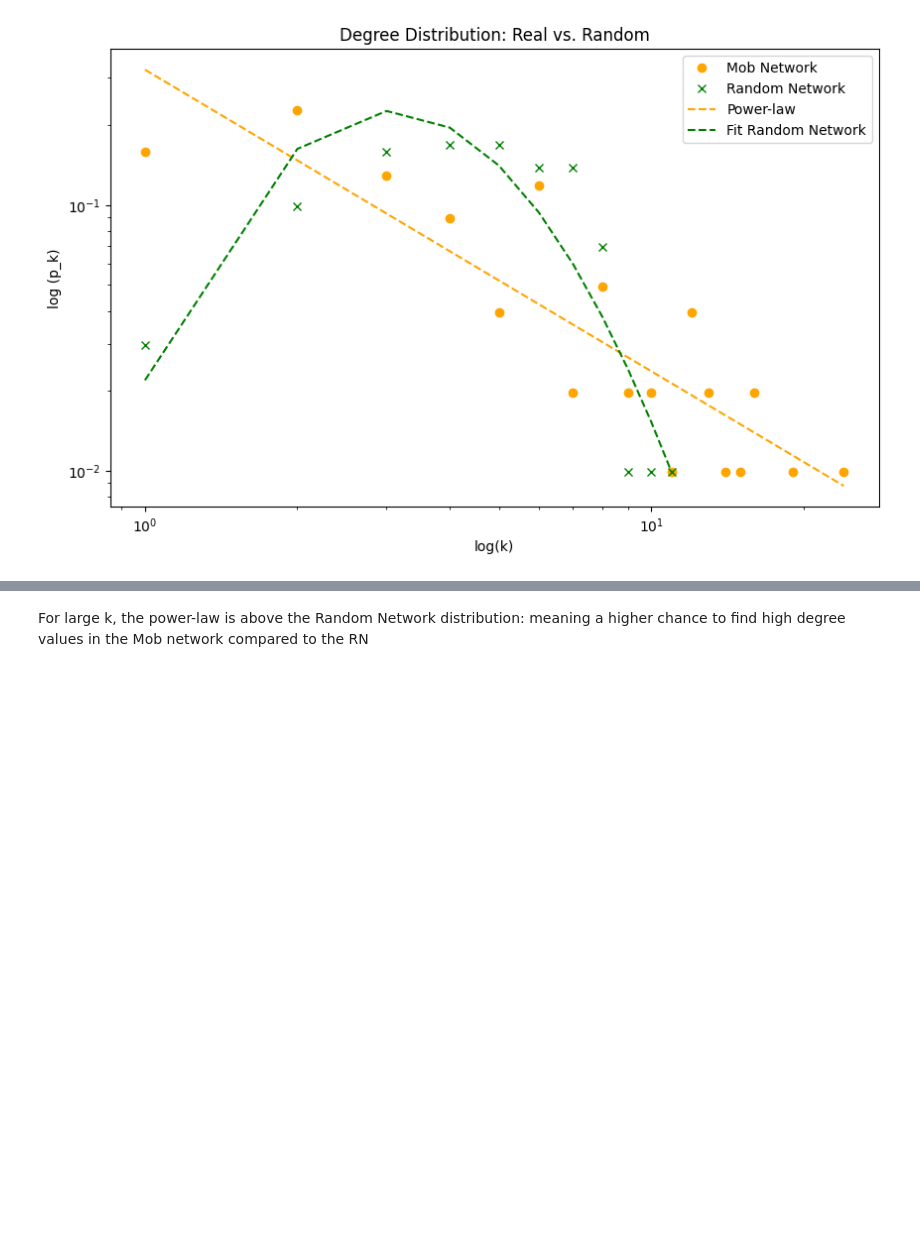
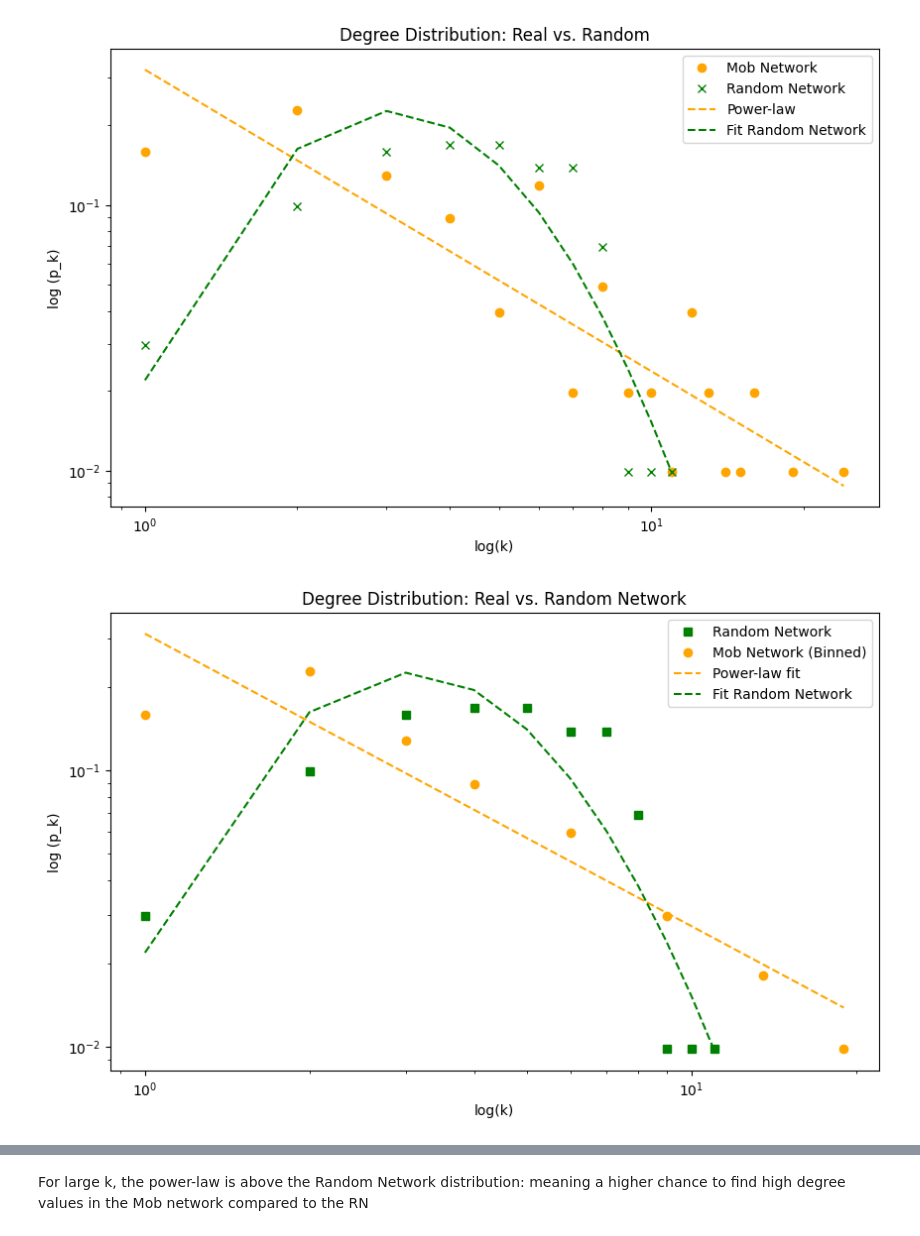
Before and after one commit to Enri98/mafia-network, a Jupyter notebook: project.ipynb, the cells around one changed output, grey strips where cells are left out. Saved outputs shown, nothing was run; the diff lists cells and outputs as text; code cells hidden in the pictures; blank space fills up the shorter version.

```diff
--- a/project.ipynb
+++ b/project.ipynb
@@ -419,3 +419,73 @@ plt.title('Degree Distribution: Real vs. Random')
 plt.show()
 # %% [output]
 [figure]
+# %%
+# log binning plot
+
+# Convert degree distribution to arrays for easier manipulation
+degrees_u = np.array(list(degree_distribution_u.keys()))
+freqs_u = np.array(list(degree_distribution_u.values()))
+
+# Define the number of bins
+num_bins = 9
+bins = np.logspace(np.log10(degrees_u.min()), np.log10(degrees_u.max()), num_bins)
+
+# Initialize lists to hold binned degrees and frequencies
+binned_degrees = []
+binned_freqs = []
+
+# Perform logarithmic binning
+for i in range(len(bins) - 1):
+    bin_mask = (degrees_u >= bins[i]) & (degrees_u < bins[i + 1])
+    if bin_mask.sum() > 0:
+        binned_degrees.append(np.mean(degrees_u[bin_mask]))
+        binned_freqs.append(np.mean(freqs_u[bin_mask]))
+
+# Convert to numpy arrays for easier manipulation
+binned_degrees = np.array(binned_degrees)
+binned_freqs = np.array(binned_freqs)
+
+# Convert binned degree distribution to log-log scale
+log_binned_degrees = np.log(binned_degrees)
+log_binned_freqs = np.log(binned_freqs)
+
+# Fit a line to the log-log data for the binned real network
+slope_u, intercept_u, r_value_u, p_value_u, std_err_u = linregress(log_binned_degrees, log_binned_freqs)
+fit_line_u = slope_u * log_binned_degrees + intercept_u
+
+# Plotting
+plt.figure(figsize=(10,6))
+
+plt.loglog(degree_distribution_rn.keys(),
+           degree_distribution_rn.values(),
+           's',
+           color='green',
+           label='Random Network')
+
+# Binned degree distribution plot
+plt.loglog(binned_degrees,
+           binned_freqs,
+           'o',
+           color='orange',
+           label='Mob Network (Binned)')
+
+# Fit line plot for binned data
+plt.plot(np.exp(log_binned_degrees),
+         np.exp(fit_line_u),
+         '--',
+         color='orange',
+         label='Power-law fit')
+
+plt.plot(np.exp(log_degrees_rn),
+         np.exp(poly_fit_rn(log_degrees_rn)),
+         '--',
+         color='green',
+         label='Fit Random Network')
+
+plt.ylabel('log (p_k)')
+plt.xlabel('log(k)')
+plt.legend()
+plt.title('Degree Distribution: Real vs. Random Network')
+plt.show()
+# %% [output]
+[figure, added]
```
Also changed, not shown: parts of 5 cells of this notebook.
